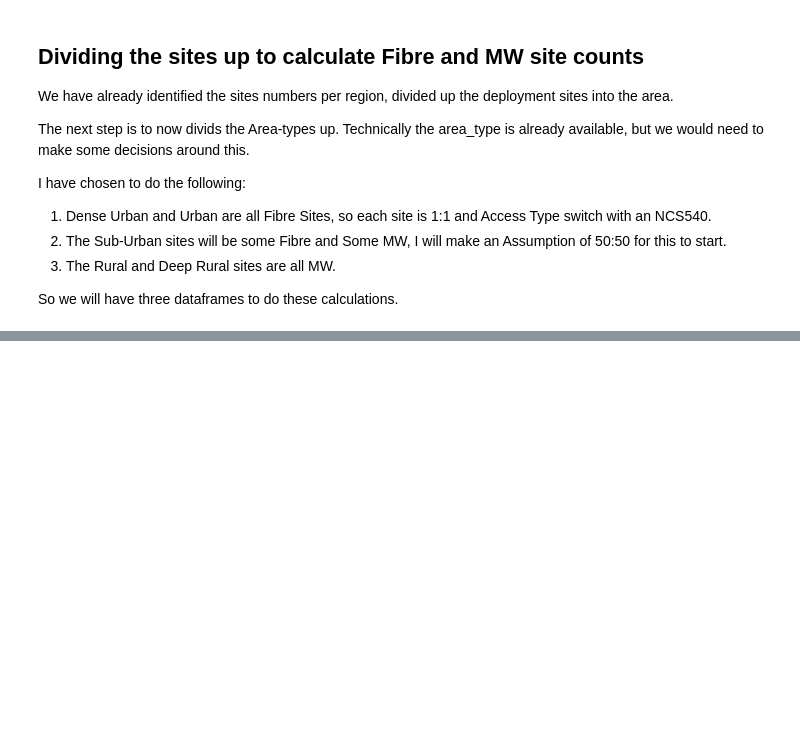
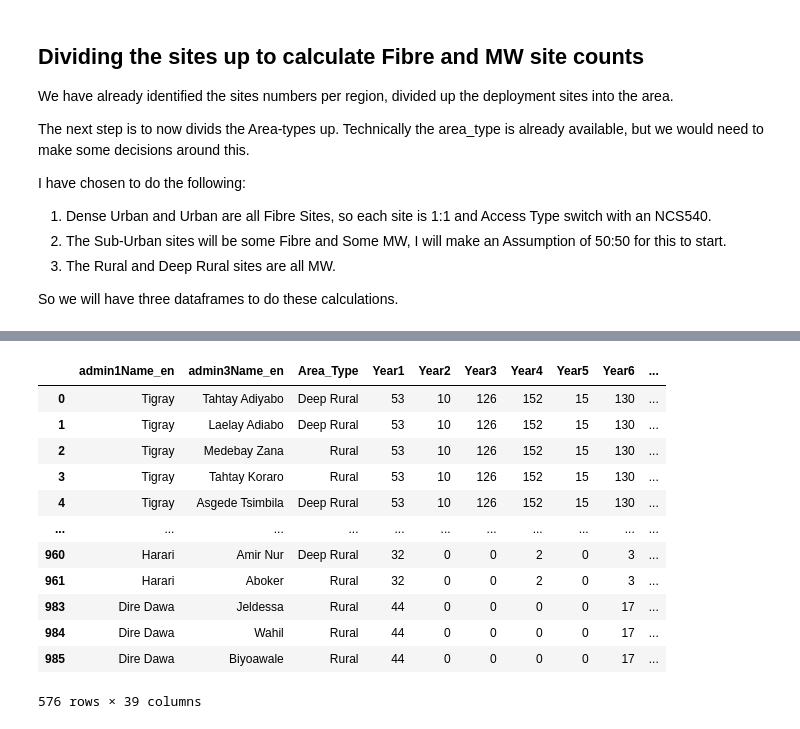
Before and after one commit to johnmeye/Ethiopia, a Jupyter notebook: Ethiopia Design File.ipynb, the cells around one changed output, grey strips where cells are left out. Saved outputs shown, nothing was run; the diff lists cells and outputs as text; code cells hidden in the pictures; blank space fills up the shorter version.

```diff
--- a/Ethiopia Design File.ipynb
+++ b/Ethiopia Design File.ipynb
@@ -658,0 +705,18 @@ Full_MW = Sites_Rollout[(Sites_Rollout['Area_Type']=='Rural') | (Sites_Rollout['
+# %%
+for column in Full_Fibre.iloc[:, 3:14]:
+    Fibre_Column = 'Fibre'+str(column)
+    MW_Column = 'MW'+ str(column)
+    Full_Fibre.loc[:,(Fibre_Column)] = Full_Fibre.loc[:,(column)]*1
+    Full_Fibre.loc[:,(MW_Column)] = 0
+# %%
+for column in Mixed.iloc[:, 3:14]:
+    Fibre_Column = 'Fibre'+str(column)
+    MW_Column = 'MW'+ str(column)
+    Mixed.loc[:,(Fibre_Column)] = Mixed.loc[:,(column)]*0.5
+    Mixed.loc[:,(MW_Column)] = Mixed.loc[:,(column)]*0.5
+# %%
+for column in Full_MW.iloc[:, 3:14]:
+    Fibre_Column = 'Fibre'+str(column)
+    MW_Column = 'MW'+ str(column)
+    Full_MW.loc[:,(Fibre_Column)] = 0
+    Full_MW.loc[:,(MW_Column)] = Full_MW.loc[:,(column)]*1
@@ -658,0 +733,16 @@ Full_MW = Sites_Rollout[(Sites_Rollout['Area_Type']=='Rural') | (Sites_Rollout['
+# %%
+Full_MW
+# %% [output]
+|  | admin1Name_en | admin3Name_en | Area_Type | Year1 | Year2 | Year3 | Year4 | Year5 | Year6 | ... |
+| 0 | Tigray | Tahtay Adiyabo | Deep Rural | 53 | 10 | 126 | 152 | 15 | 130 | ... |
+| 1 | Tigray | Laelay Adiabo | Deep Rural | 53 | 10 | 126 | 152 | 15 | 130 | ... |
+| 2 | Tigray | Medebay Zana | Rural | 53 | 10 | 126 | 152 | 15 | 130 | ... |
+| 3 | Tigray | Tahtay Koraro | Rural | 53 | 10 | 126 | 152 | 15 | 130 | ... |
+| 4 | Tigray | Asgede Tsimbila | Deep Rural | 53 | 10 | 126 | 152 | 15 | 130 | ... |
+| ... | ... | ... | ... | ... | ... | ... | ... | ... | ... | ... |
+| 960 | Harari | Amir Nur | Deep Rural | 32 | 0 | 0 | 2 | 0 | 3 | ... |
+| 961 | Harari | Aboker | Rural | 32 | 0 | 0 | 2 | 0 | 3 | ... |
+| 983 | Dire Dawa | Jeldessa | Rural | 44 | 0 | 0 | 0 | 0 | 17 | ... |
+| 984 | Dire Dawa | Wahil | Rural | 44 | 0 | 0 | 0 | 0 | 17 | ... |
+| 985 | Dire Dawa | Biyoawale | Rural | 44 | 0 | 0 | 0 | 0 | 17 | ... |
+576 rows × 39 columns
```
Also changed, not shown: parts of 15 cells of this notebook, 12 other files.
